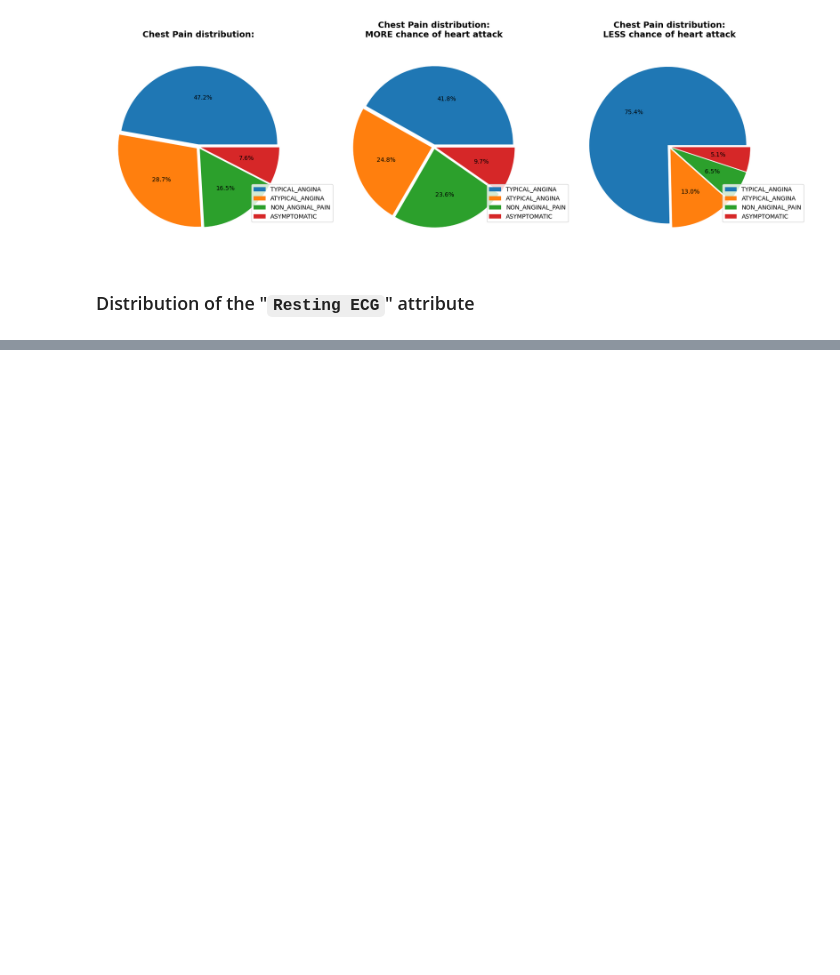
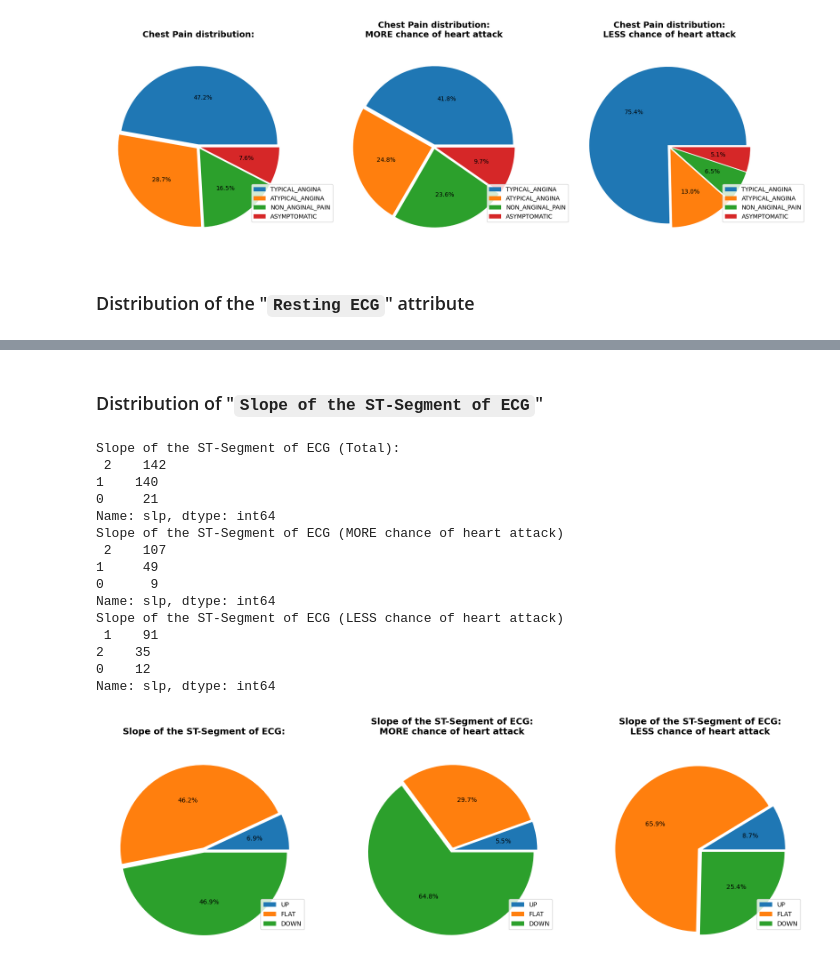
Before and after one commit to marbrex/tiw-data-analysis-project, a Jupyter notebook: descript-data.ipynb, the cells around one changed output, grey strips where cells are left out. Cells and saved outputs as stored; diff of their text form; code cells hidden in the pictures; blank space fills up the shorter version.

```diff
--- a/descript-data.ipynb
+++ b/descript-data.ipynb
@@ -311,0 +312,57 @@ Name: restecg, dtype: int64
+# %% [markdown]
+### Distribution of "`Slope of the ST-Segment of ECG`"
+# %%
+# Display count
+print('Slope of the ST-Segment of ECG (Total):\n', df.slp.value_counts())
+print('Slope of the ST-Segment of ECG (MORE chance of heart attack)\n', df_likely.slp.value_counts())
+print('Slope of the ST-Segment of ECG (LESS chance of heart attack)\n', df_notlikely.slp.value_counts())
+
+fig, ax = plt.subplots(1, 3, sharey=False, figsize=[20, 20])
+slp_unique_count = len(df.slp.unique())
+explode = [0.03] * slp_unique_count
+
+# Sort items in pandas.Series by index
+sorted_items_slp1 = df.slp.value_counts().sort_index()
+sorted_items_slp2 = df_likely.slp.value_counts().sort_index()
+sorted_items_slp3 = df_notlikely.slp.value_counts().sort_index()
+
+# Get sorted Titles
+labels_slp = reduce(lambda list, item: list + [item.name], sorted(Slope, key=lambda x: x.value), [])
+
+# Pie Charts
+ax[0].pie(sorted_items_slp1, explode=explode, autopct="%1.1f%%")
+ax[0].legend(labels=labels_slp, loc='lower right', bbox_to_anchor=(1, 0.1))
+ax[1].pie(sorted_items_slp2, explode=explode, autopct="%1.1f%%")
+ax[1].legend(labels=labels_slp, loc='lower right', bbox_to_anchor=(1, 0.1))
+ax[2].pie(sorted_items_slp3, explode=explode, autopct="%1.1f%%")
+ax[2].legend(labels=labels_slp, loc='lower right', bbox_to_anchor=(1, 0.1))
+
+# Charts' Titles
+textOpts = {
+    'fontsize': 14,
+    'fontweight': 'bold',
+    'horizontalalignment': 'center'
+}
+textPosX = 0; textPosY = 1.4
+ax[0].text(textPosX, textPosY, 'Slope of the ST-Segment of ECG:', textOpts)
+ax[1].text(textPosX, textPosY, 'Slope of the ST-Segment of ECG:\nMORE chance of heart attack', textOpts)
+ax[2].text(textPosX, textPosY, 'Slope of the ST-Segment of ECG:\nLESS chance of heart attack', textOpts)
+
+plt.show()
+# %% [output]
+Slope of the ST-Segment of ECG (Total):
+ 2    142
+1    140
+0     21
+Name: slp, dtype: int64
+Slope of the ST-Segment of ECG (MORE chance of heart attack)
+ 2    107
+1     49
+0      9
+Name: slp, dtype: int64
+Slope of the ST-Segment of ECG (LESS chance of heart attack)
+ 1    91
+2    35
+0    12
+Name: slp, dtype: int64
+[figure, added]
```
Also changed, not shown: parts of 1 cell of this notebook, 1 other file.
